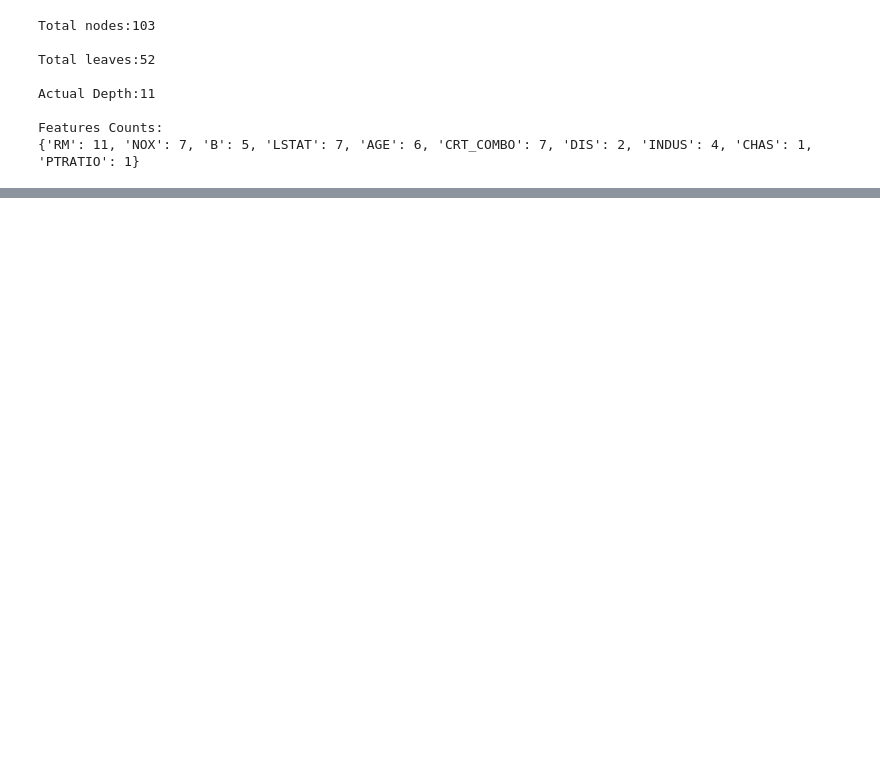
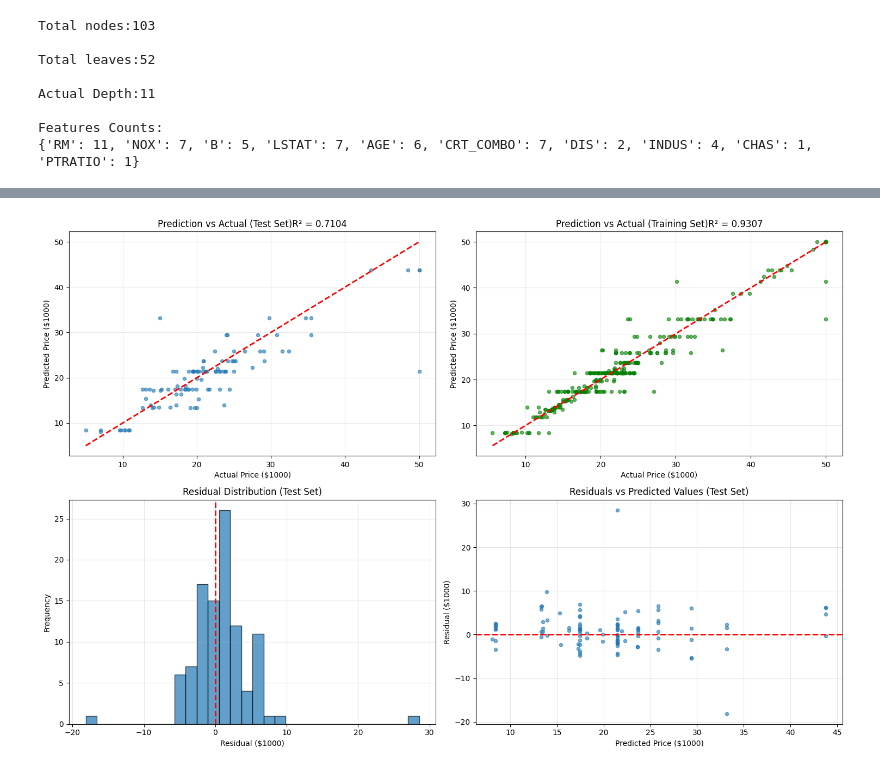
Before and after one commit to zihang-huang/data-mining, a Jupyter notebook: src/Housing_Tree.ipynb, the cells around one changed output, grey strips where cells are left out. Saved outputs shown, nothing was run; the diff lists cells and outputs as text; code cells hidden in the pictures; blank space fills up the shorter version.

```diff
--- a/src/Housing_Tree.ipynb
+++ b/src/Housing_Tree.ipynb
@@ -135,7 +150,11 @@ print(f"\nBest parameters: max_depth={best_max_depth}, min_sample={best_min_samp
 # %% [output]
 Best parameters: max_depth=10, min_sample=2, loss_function = MSE_median
 # %%
-tree_preds = best_tree.predict(X_test)
-evaluate_model("RegressionTree", y_test, tree_preds)
+# Evaluate best tree on train and test sets
+train_preds = best_tree.predict(X_train)
+test_preds = best_tree.predict(X_test)
+
+train_metrics = evaluate_model("RegressionTree (Train)", y_train, train_preds)
+test_metrics = evaluate_model("RegressionTree (Test)", y_test, test_preds)
 # %% [output]
 ==================================================
@@ -167,0 +215,50 @@ Features Counts:
+# %%
+# Prediction and residual diagnostics
+plt.figure(figsize=(15, 10))
+
+# 1. Prediction vs Actual Values (Test Set)
+plt.subplot(2, 2, 1)
+plt.scatter(y_test.values, test_preds, alpha=0.6, s=20)
+min_val = min(y_test.min(), test_preds.min())
+max_val = max(y_test.max(), test_preds.max())
+plt.plot([min_val, max_val], [min_val, max_val], 'r--', linewidth=2)
+plt.xlabel('Actual Price ($1000)')
+plt.ylabel('Predicted Price ($1000)')
+plt.title(f'Prediction vs Actual (Test Set)R² = {test_metrics["R2"]:.4f}')
+plt.grid(True, alpha=0.25)
+
+# 2. Prediction vs Actual Values (Training Set)
+plt.subplot(2, 2, 2)
+plt.scatter(y_train.values, train_preds, alpha=0.6, s=20, color='green')
+min_val_train = min(y_train.min(), train_preds.min())
+max_val_train = max(y_train.max(), train_preds.max())
+plt.plot([min_val_train, max_val_train], [min_val_train, max_val_train], 'r--', linewidth=2)
+plt.xlabel('Actual Price ($1000)')
+plt.ylabel('Predicted Price ($1000)')
+plt.title(f'Prediction vs Actual (Training Set)R² = {train_metrics["R2"]:.4f}')
+plt.grid(True, alpha=0.25)
+
+# 3. Residual distribution (Test Set)
+plt.subplot(2, 2, 3)
+residuals = y_test.values - test_preds
+plt.hist(residuals, bins=30, edgecolor='black', alpha=0.7)
+plt.xlabel('Residual ($1000)')
+plt.ylabel('Frequency')
+plt.title('Residual Distribution (Test Set)')
+plt.axvline(x=0, color='r', linestyle='--', linewidth=2)
+plt.grid(True, alpha=0.3)
+
+# 4. Residuals vs Predicted
+plt.subplot(2, 2, 4)
+plt.scatter(test_preds, residuals, alpha=0.6, s=20)
+plt.axhline(y=0, color='r', linestyle='--', linewidth=2)
+plt.xlabel('Predicted Price ($1000)')
+plt.ylabel('Residual ($1000)')
+plt.title('Residuals vs Predicted Values (Test Set)')
+plt.grid(True, alpha=0.3)
+
+plt.tight_layout()
+plt.savefig(PLOTS_DIR / 'tree_housing_results.png', dpi=150, bbox_inches='tight')
+plt.show()
+# %% [output]
+[figure, added]
```
Also changed, not shown: parts of 5 cells of this notebook, 2 other files.
